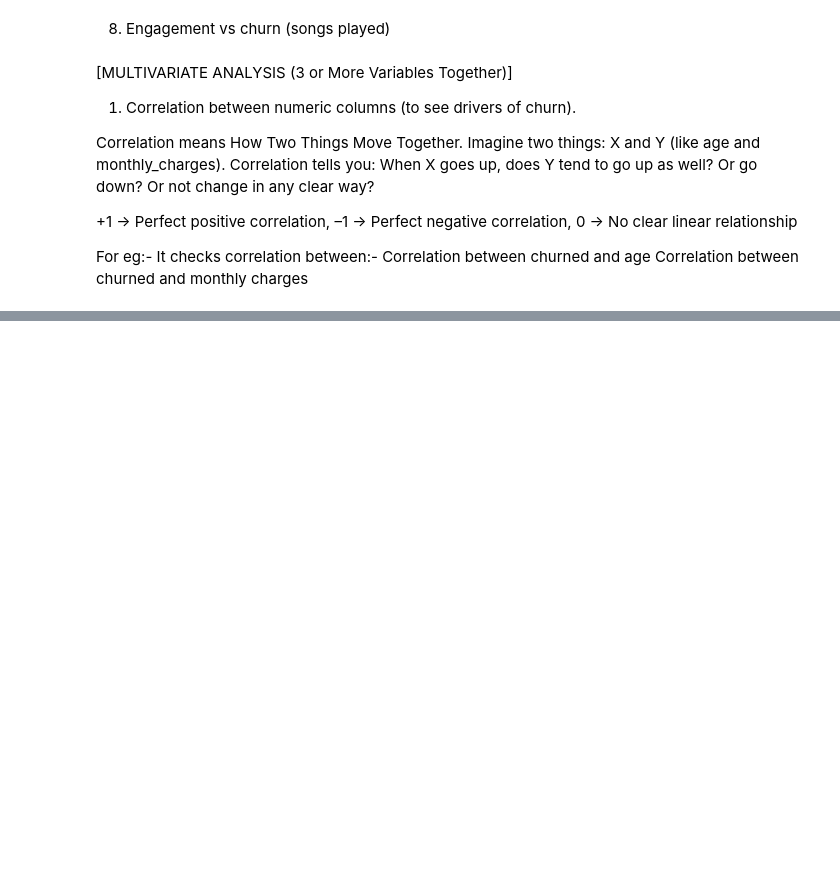
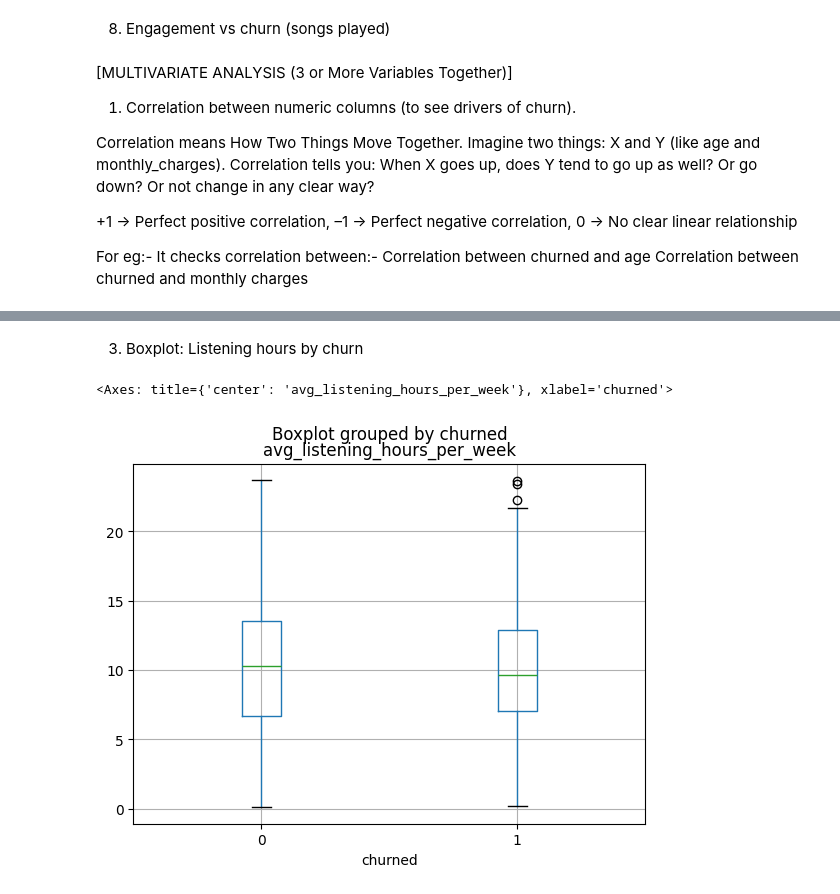
Before and after one commit to Garima-Shrestha/DataSprint, a Jupyter notebook: datawave.ipynb, the cells around one changed output, grey strips where cells are left out. Saved outputs shown, nothing was run; the diff lists cells and outputs as text; code cells hidden in the pictures; blank space fills up the shorter version.

```diff
--- a/datawave.ipynb
+++ b/datawave.ipynb
@@ -256,0 +272,7 @@ df.corr(numeric_only=True)['churned'].sort_values(ascending=False)
+# %% [markdown]
+3. Boxplot: Listening hours by churn
+# %%
+df.boxplot(column='avg_listening_hours_per_week', by='churned')
+# %% [output]
+<Axes: title={'center': 'avg_listening_hours_per_week'}, xlabel='churned'>
+[figure, added]
```
Also changed, not shown: parts of 12 cells of this notebook.
